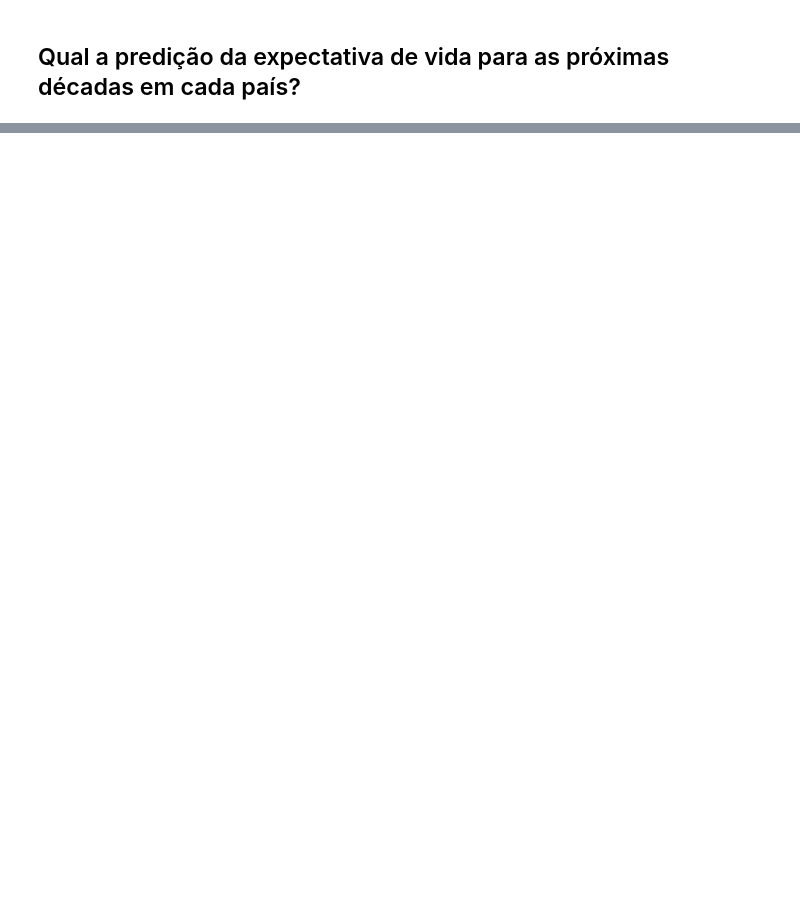
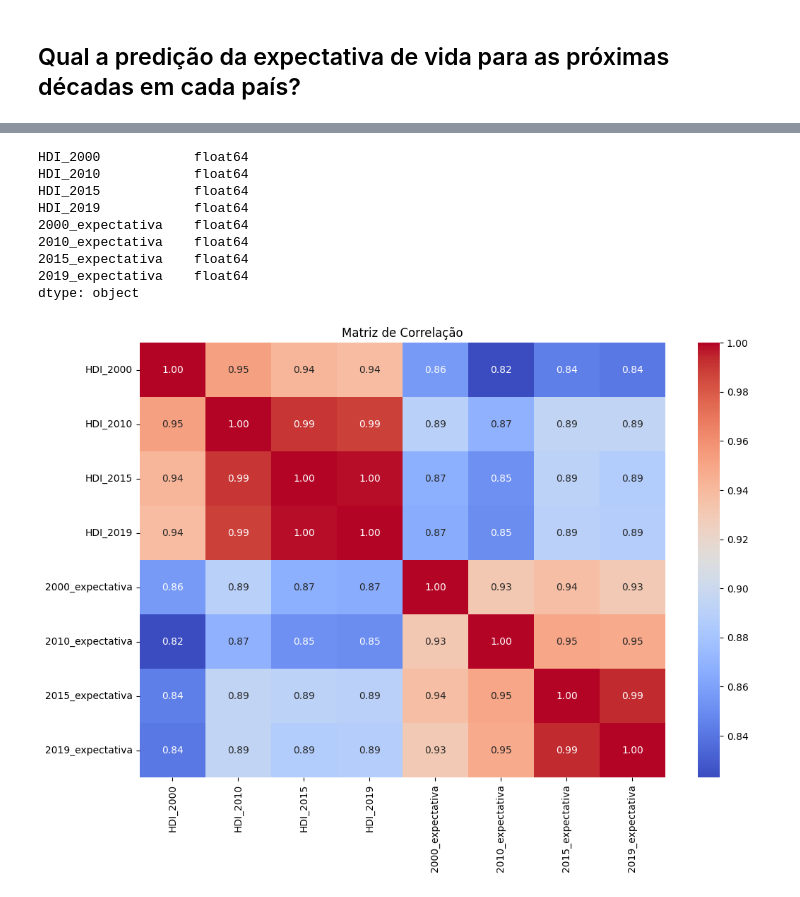
Before and after one commit to marcelomrad/Trabalho_Final_ICD, a Jupyter notebook: main.ipynb, the cells around one changed output, grey strips where cells are left out. Saved outputs shown, nothing was run; the diff lists cells and outputs as text; code cells hidden in the pictures; blank space fills up the shorter version.

```diff
--- a/main.ipynb
+++ b/main.ipynb
@@ -151,0 +176,15 @@ Period  2019_expectativa  razao_2019_2000
+# %%
+df_hdi = pd.read_csv('./dataset/hdi.csv', sep=',', encoding='ISO-8859-1')
+df_hdi = df_hdi[['Country', 'HDI Rank', '2000','2010', '2015', '2019']]
+
+
+# Criando o imputer
+imputer = SimpleImputer(strategy='mean')
+
+# Preenchendo os valores faltantes com a média
+df_hdi['2000'] = imputer.fit_transform(df_hdi[['2000']])
+df_hdi['2010'] = imputer.fit_transform(df_hdi[['2010']])
+df_hdi['2015'] = imputer.fit_transform(df_hdi[['2015']])
+df_hdi['HDI Rank'] = imputer.fit_transform(df_hdi[['HDI Rank']])
+
+df_hdi.head()
@@ -151,0 +200,7 @@ Period  2019_expectativa  razao_2019_2000
+# %%
+#df_expectativa_ao_nascer = df_expectativa_ao_nascer.rename(columns={2000: '2000', 2010: 'LifeExp_2010', 2015: 'LifeExp_2015', 2019: 'LifeExp_2019'})
+df_hdi = df_hdi.rename(columns={'2000': 'HDI_2000', '2010': 'HDI_2010', '2015': 'HDI_2015', '2019': 'HDI_2019'})
+
+merged_df_12 = pd.merge(df_expectativa_ao_nascer, df_hdi, on='Country', how='inner')
+
+merged_df_12.head()
@@ -151,0 +216,7 @@ Period  2019_expectativa  razao_2019_2000
+# %%
+colunas_numericas = ['HDI_2000', 'HDI_2010', 'HDI_2015', 'HDI_2019', '2000_expectativa', '2010_expectativa', '2015_expectativa', '2019_expectativa']
+for coluna in colunas_numericas:
+    merged_df_12[coluna] = pd.to_numeric(merged_df_12[coluna], errors='coerce')
+
+# Agora verifique os tipos de dados para garantir que as conversões foram bem-sucedidas
+print(merged_df_12.dtypes)
@@ -151,0 +268,27 @@ Period  2019_expectativa  razao_2019_2000
+# %%
+colunas_numericas = ['HDI_2000', 'HDI_2010', 'HDI_2015', 'HDI_2019', '2000_expectativa', '2010_expectativa', '2015_expectativa', '2019_expectativa']
+for coluna in colunas_numericas:
+    merged_df_12[coluna] = pd.to_numeric(merged_df_12[coluna], errors='coerce')
+
+# Verificando os tipos de dados
+print(merged_df_12[colunas_numericas].dtypes)
+
+# Calculando a matriz de correlação
+matriz_correlacao = merged_df_12[colunas_numericas].corr()
+
+# Visualizando a matriz de correlação
+plt.figure(figsize=(12, 8))
+sns.heatmap(matriz_correlacao, annot=True, fmt=".2f", cmap='coolwarm')
+plt.title('Matriz de Correlação')
+plt.show()
+# %% [output]
+HDI_2000            float64
+HDI_2010            float64
+HDI_2015            float64
+HDI_2019            float64
+2000_expectativa    float64
+2010_expectativa    float64
+2015_expectativa    float64
+2019_expectativa    float64
+dtype: object
+[figure, added]
```
Also changed, not shown: parts of 138 cells of this notebook.
